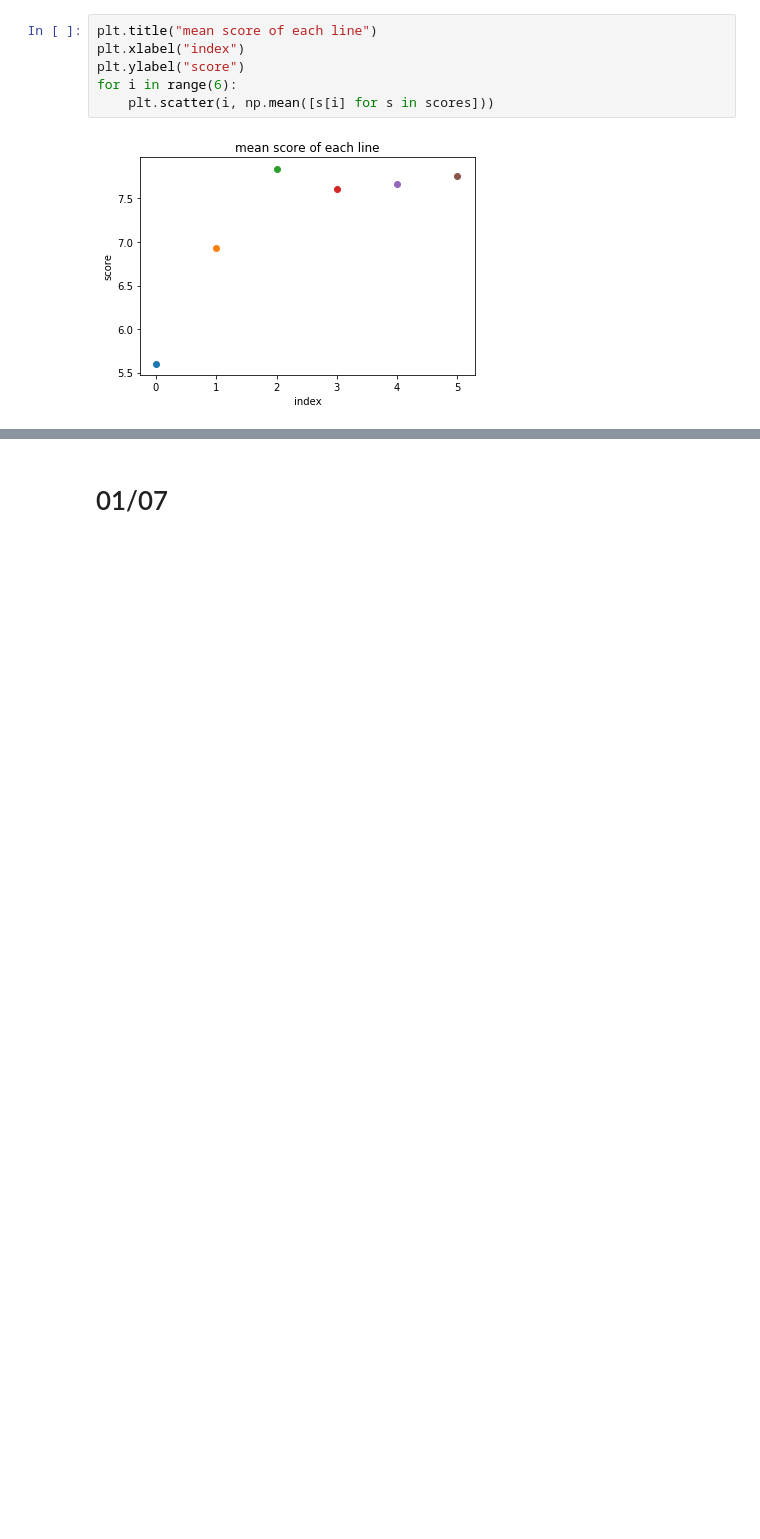
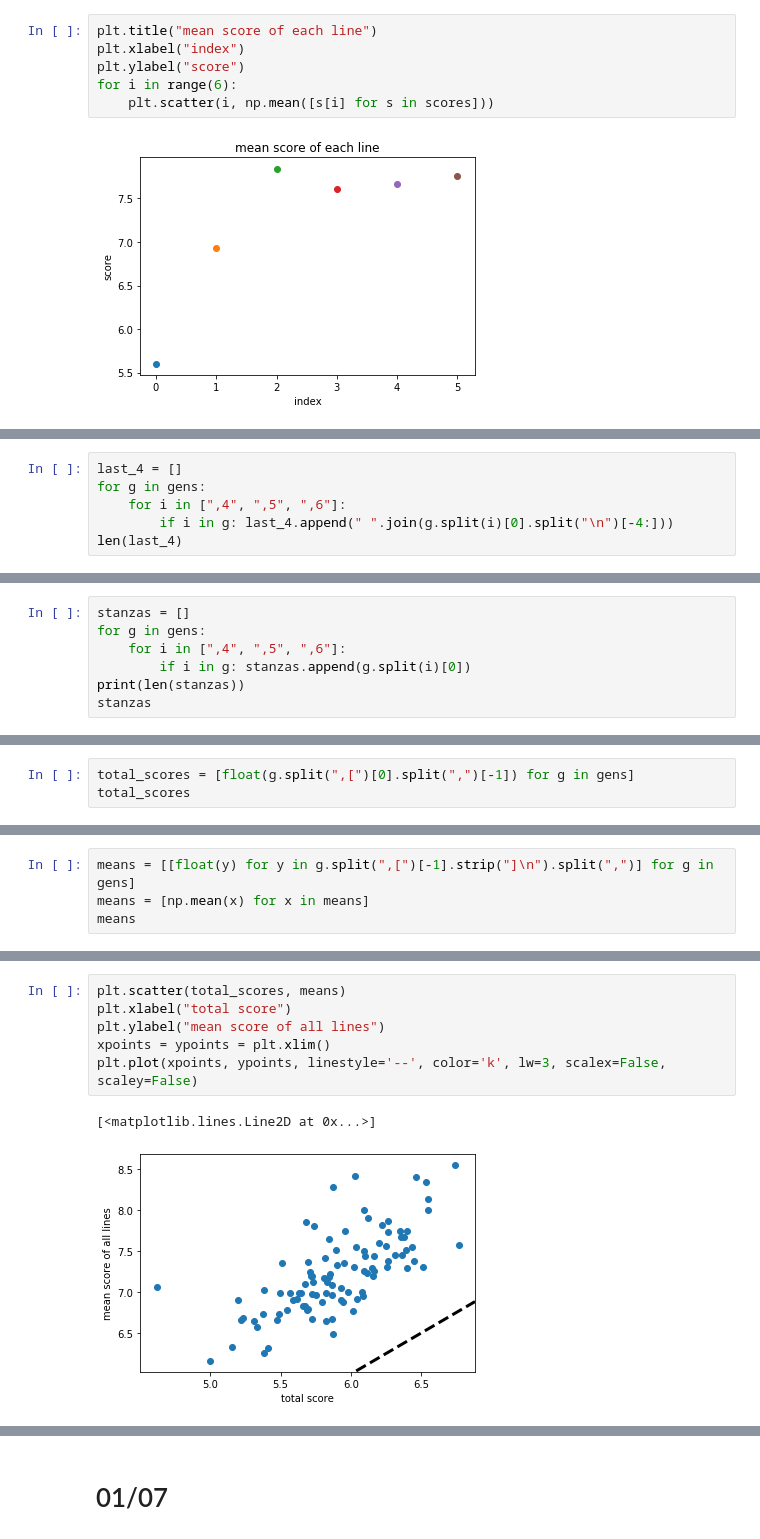
Before and after one commit to edwinagnew/Poetix_Sonnets, a Jupyter notebook: py_files/score_explore.ipynb, the cells around one changed output, grey strips where cells are left out. Drawn from its saved outputs; the diff is of its cells as text; blank space fills up the shorter version.

Commit message:
able to mass generate lines from template

```diff
--- a/py_files/score_explore.ipynb
+++ b/py_files/score_explore.ipynb
@@ -367,0 +376,6 @@ for i in range(6):
+# %%
+last_4 = []
+for g in gens:
+    for i in [",4", ",5", ",6"]:
+        if i in g: last_4.append(" ".join(g.split(i)[0].split("\n")[-4:]))
+len(last_4)
@@ -367,0 +485,7 @@ for i in range(6):
+# %%
+stanzas = []
+for g in gens:
+    for i in [",4", ",5", ",6"]:
+        if i in g: stanzas.append(g.split(i)[0])
+print(len(stanzas))
+stanzas
@@ -367,0 +511,3 @@ for i in range(6):
+# %%
+total_scores = [float(g.split(",[")[0].split(",")[-1]) for g in gens]
+total_scores
@@ -367,0 +541,4 @@ for i in range(6):
+# %%
+means = [[float(y) for y in g.split(",[")[-1].strip("]\n").split(",")] for g in gens]
+means = [np.mean(x) for x in means]
+means
@@ -367,0 +563,9 @@ for i in range(6):
+# %%
+plt.scatter(total_scores, means)
+plt.xlabel("total score")
+plt.ylabel("mean score of all lines")
+xpoints = ypoints = plt.xlim()
+plt.plot(xpoints, ypoints, linestyle='--', color='k', lw=3, scalex=False, scaley=False)
+# %% [output]
+[<matplotlib.lines.Line2D at 0x...>]
+[figure, added]
```
Also changed, not shown: parts of 15 cells of this notebook, 1 other file.
